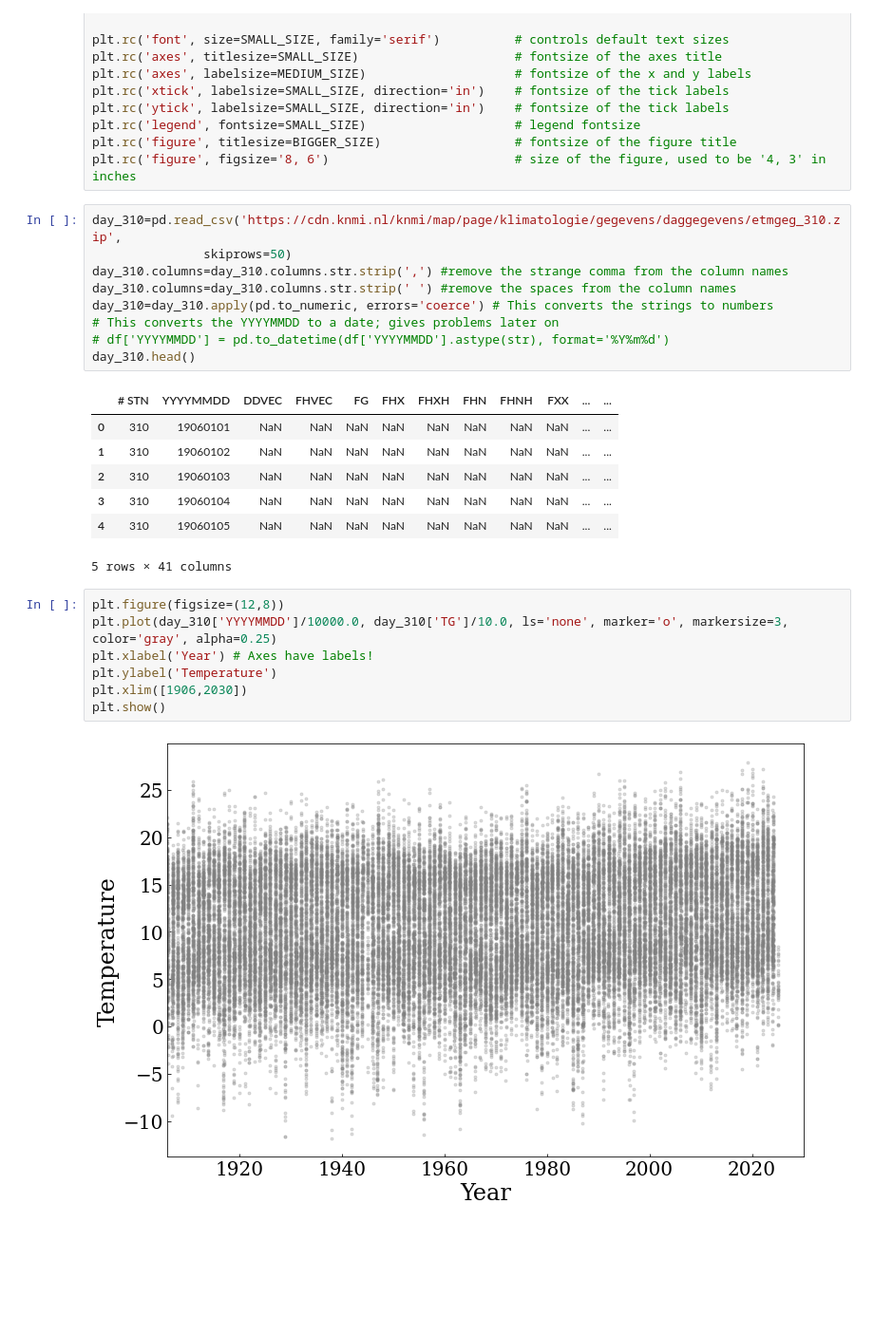
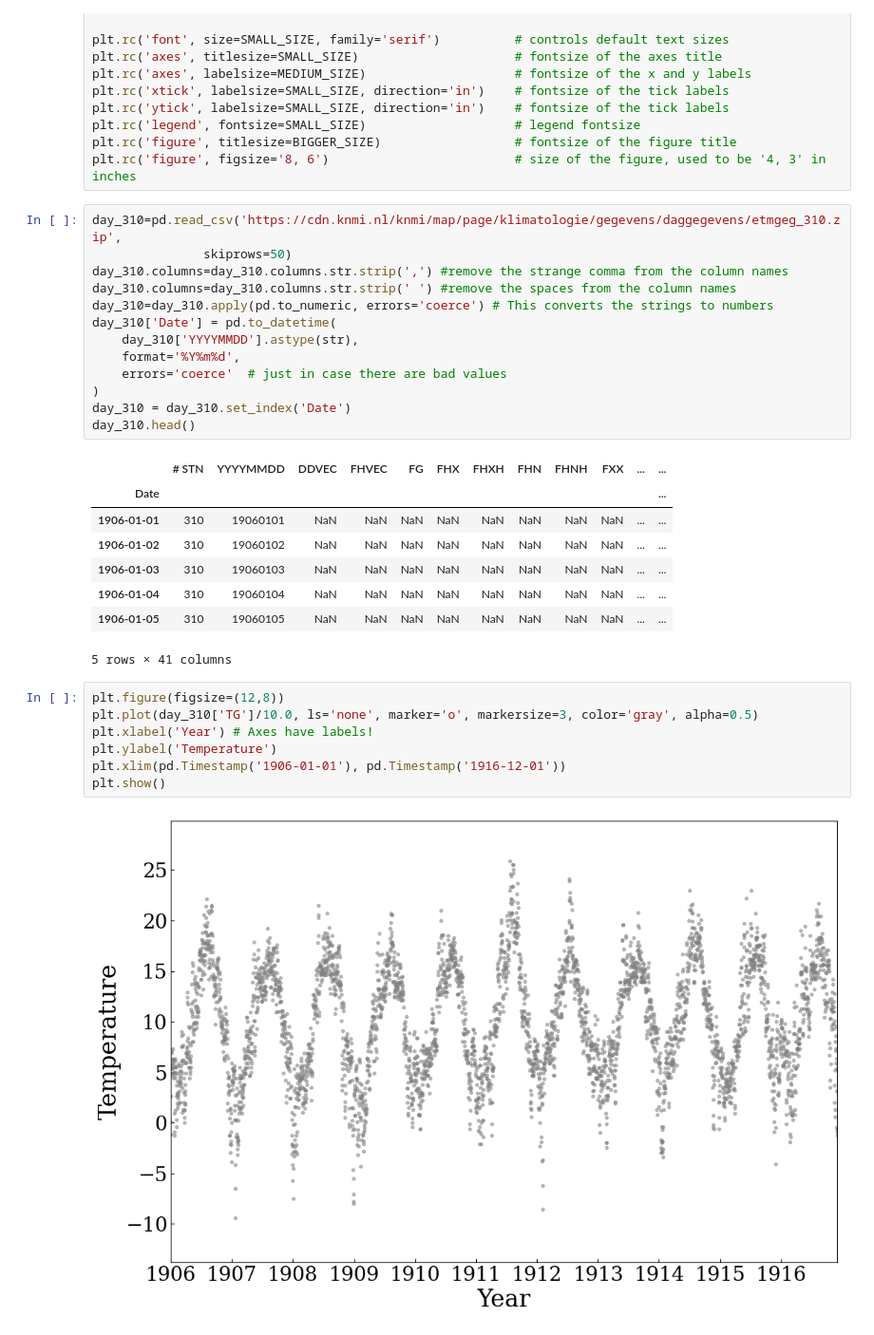
Before and after one commit to mdedood/mdedood.github.io, a Jupyter notebook: RS-BP/python/Vlissingen Temperature.ipynb, the cells around one changed output. Shown at 95% size. Saved outputs shown, nothing was run; the diff lists cells and outputs as text; blank space fills up the shorter version.

```diff
--- a/RS-BP/python/Vlissingen Temperature.ipynb
+++ b/RS-BP/python/Vlissingen Temperature.ipynb
@@ -36,23 +36,28 @@ day_310=pd.read_csv('https://cdn.knmi.nl/knmi/map/page/klimatologie/gegevens/dag
 day_310.columns=day_310.columns.str.strip(',') #remove the strange comma from the column names
 day_310.columns=day_310.columns.str.strip(' ') #remove the spaces from the column names
 day_310=day_310.apply(pd.to_numeric, errors='coerce') # This converts the strings to numbers
-# This converts the YYYYMMDD to a date; gives problems later on
-# df['YYYYMMDD'] = pd.to_datetime(df['YYYYMMDD'].astype(str), format='%Y%m%d')
+day_310['Date'] = pd.to_datetime(
+    day_310['YYYYMMDD'].astype(str),
+    format='%Y%m%d',
+    errors='coerce'  # just in case there are bad values
+)
+day_310 = day_310.set_index('Date')
 day_310.head()
 # %% [output]
 |  | # STN | YYYYMMDD | DDVEC | FHVEC | FG | FHX | FHXH | FHN | FHNH | FXX | ... | ... |
-| 0 | 310 | 19060101 | NaN | NaN | NaN | NaN | NaN | NaN | NaN | NaN | ... | ... |
-| 1 | 310 | 19060102 | NaN | NaN | NaN | NaN | NaN | NaN | NaN | NaN | ... | ... |
-| 2 | 310 | 19060103 | NaN | NaN | NaN | NaN | NaN | NaN | NaN | NaN | ... | ... |
-| 3 | 310 | 19060104 | NaN | NaN | NaN | NaN | NaN | NaN | NaN | NaN | ... | ... |
-| 4 | 310 | 19060105 | NaN | NaN | NaN | NaN | NaN | NaN | NaN | NaN | ... | ... |
+| Date |  |  |  |  |  |  |  |  |  |  |  | ... |
+| 1906-01-01 | 310 | 19060101 | NaN | NaN | NaN | NaN | NaN | NaN | NaN | NaN | ... | ... |
+| 1906-01-02 | 310 | 19060102 | NaN | NaN | NaN | NaN | NaN | NaN | NaN | NaN | ... | ... |
+| 1906-01-03 | 310 | 19060103 | NaN | NaN | NaN | NaN | NaN | NaN | NaN | NaN | ... | ... |
+| 1906-01-04 | 310 | 19060104 | NaN | NaN | NaN | NaN | NaN | NaN | NaN | NaN | ... | ... |
+| 1906-01-05 | 310 | 19060105 | NaN | NaN | NaN | NaN | NaN | NaN | NaN | NaN | ... | ... |
 5 rows × 41 columns
 # %%
 plt.figure(figsize=(12,8))
-plt.plot(day_310['YYYYMMDD']/10000.0, day_310['TG']/10.0, ls='none', marker='o', markersize=3, color='gray', alpha=0.25)
+plt.plot(day_310['TG']/10.0, ls='none', marker='o', markersize=3, color='gray', alpha=0.5)
 plt.xlabel('Year') # Axes have labels!
 plt.ylabel('Temperature')
-plt.xlim([1906,2030])
+plt.xlim(pd.Timestamp('1906-01-01'), pd.Timestamp('1916-12-01'))
 plt.show()
 # %% [output]
-[figure, old version]
+[figure, new version]
```
Also changed, not shown: parts of 5 cells of this notebook, 1 other file.
